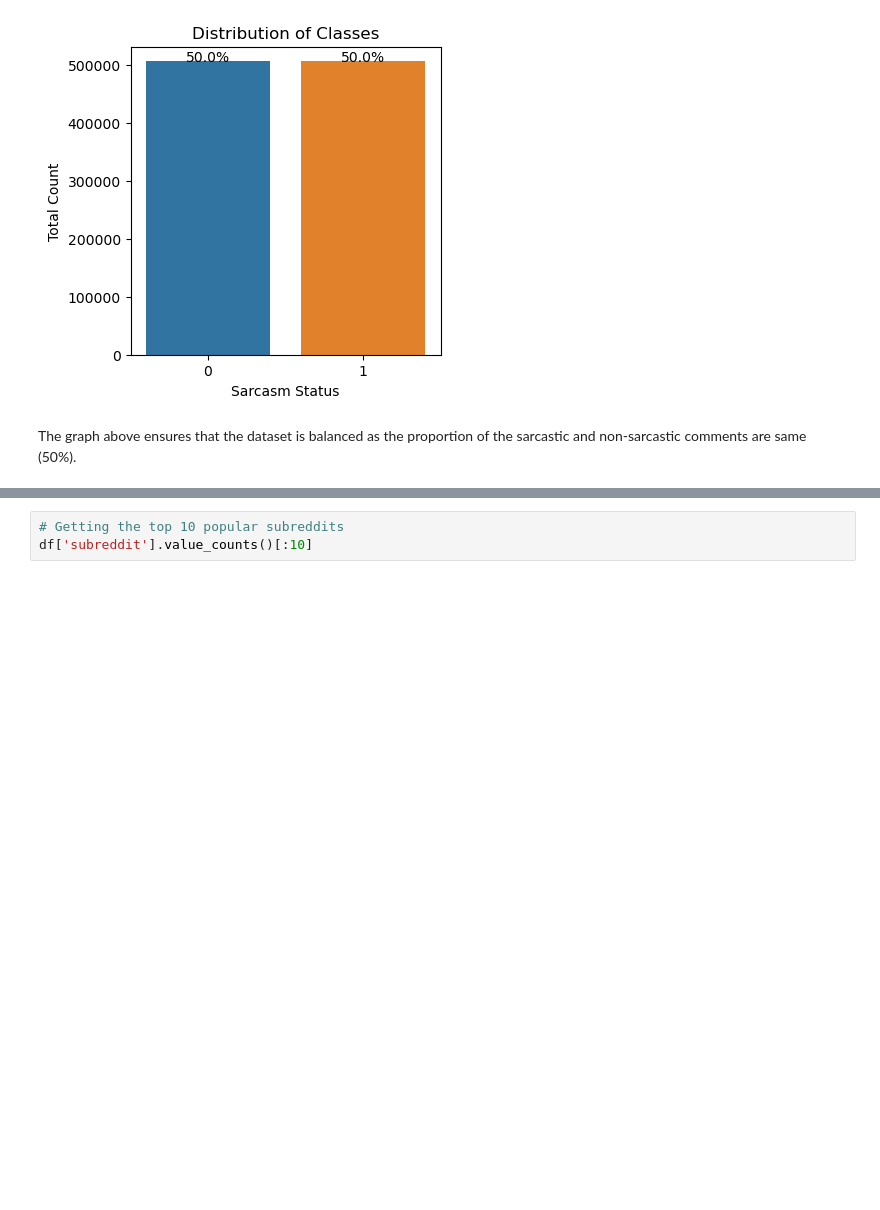
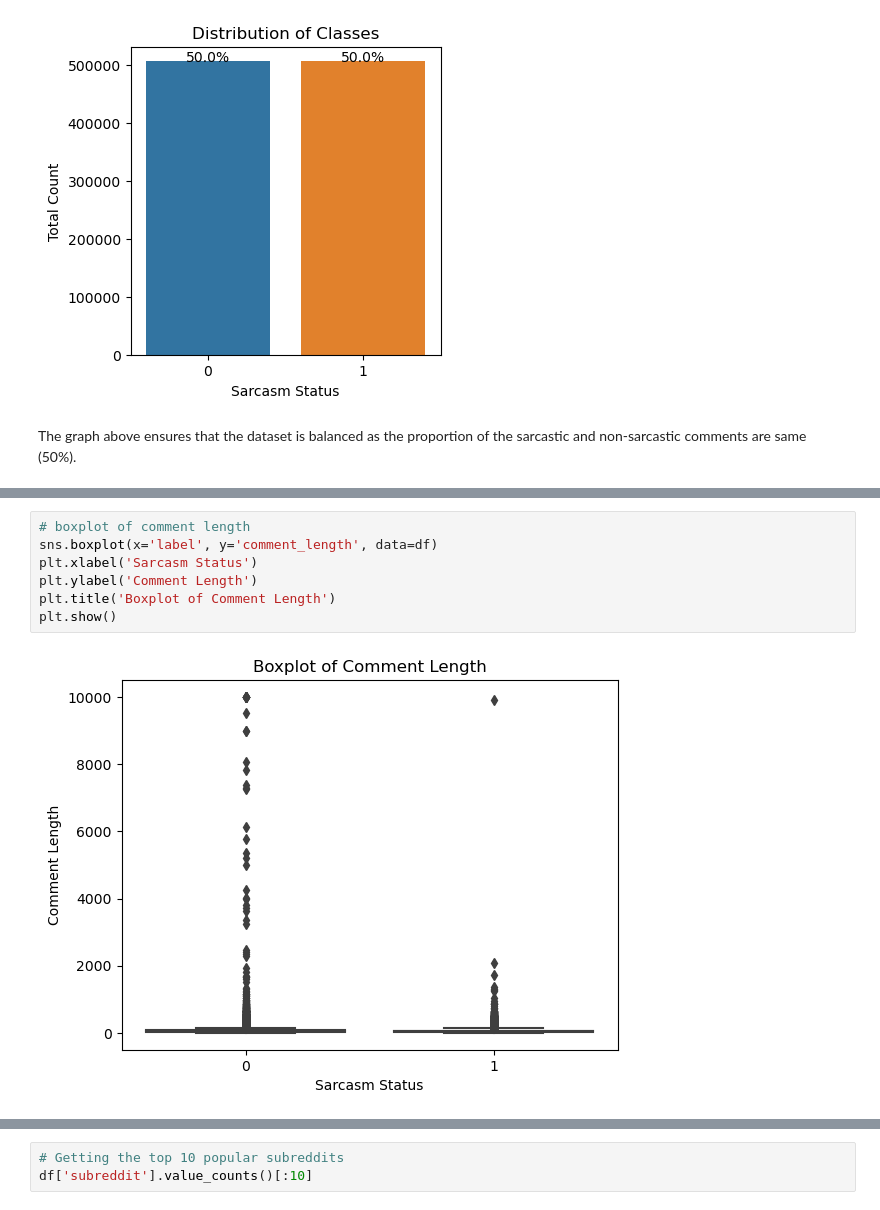
Before and after one commit to tgolaz/contextual_hatespeech, a Jupyter notebook: sarcasm_reddit_eda.ipynb, the cells around one changed output, grey strips where cells are left out. Drawn from its saved outputs; the diff is of its cells as text; blank space fills up the shorter version.

```diff
--- a/sarcasm_reddit_eda.ipynb
+++ b/sarcasm_reddit_eda.ipynb
@@ -114,0 +104,9 @@ plt.show()
+# %%
+# boxplot of comment length
+sns.boxplot(x='label', y='comment_length', data=df)
+plt.xlabel('Sarcasm Status')
+plt.ylabel('Comment Length')
+plt.title('Boxplot of Comment Length')
+plt.show()
+# %% [output]
+[figure, added]
```
Also changed, not shown: parts of 39 cells of this notebook.
